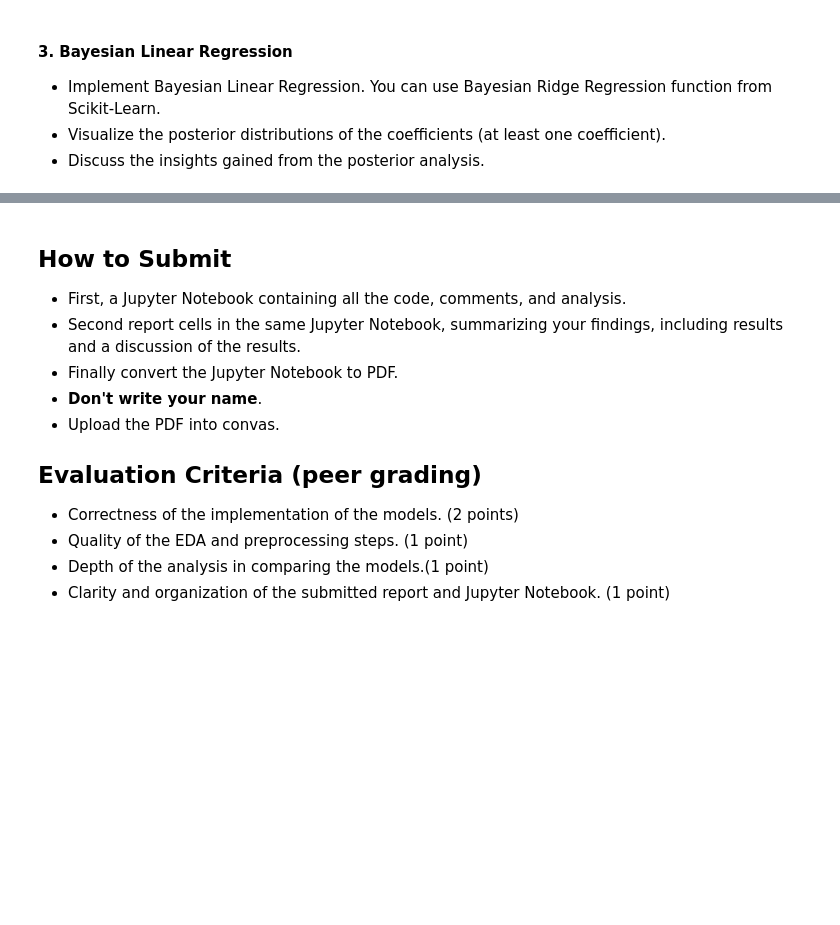
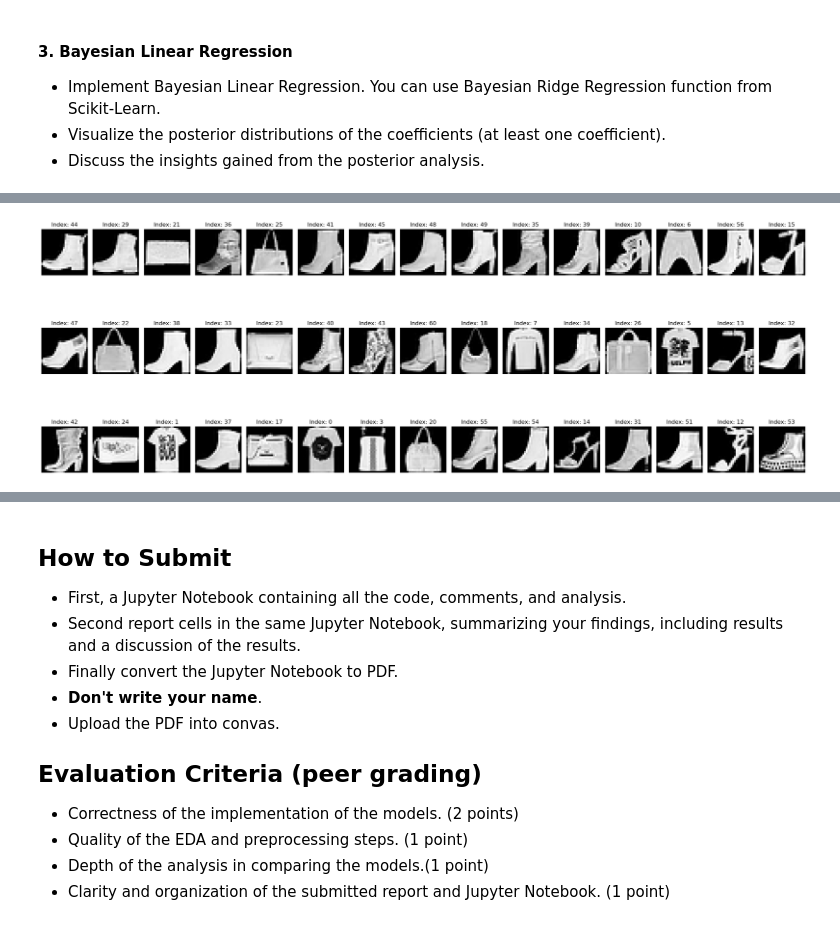
Before and after one commit to asgerbo/Advanced_ML, a Jupyter notebook: assignment_2/Lab_02.ipynb, the cells around one changed output, grey strips where cells are left out. Saved outputs shown, nothing was run; the diff lists cells and outputs as text; code cells hidden in the pictures; blank space fills up the shorter version.

```diff
--- a/assignment_2/Lab_02.ipynb
+++ b/assignment_2/Lab_02.ipynb
@@ -276,0 +251,13 @@ You can choose One of the below datasets:
+# %%
+img = X[outliers_pca ]
+indx = np.random.choice(range(img.shape[0]) , 45, replace =False)
+plt.figure(figsize=(23, 10))
+for i, idx in enumerate(indx):
+    plt.subplot(3, 15, i + 1)
+    plt.imshow(img[idx].reshape(28,28), cmap='gray')
+    plt.title(f"Index: {idx}")
+    plt.axis('off')
+plt.tight_layout()
+plt.show()
+# %% [output]
+[figure, added]
```
Also changed, not shown: parts of 30 cells of this notebook.
